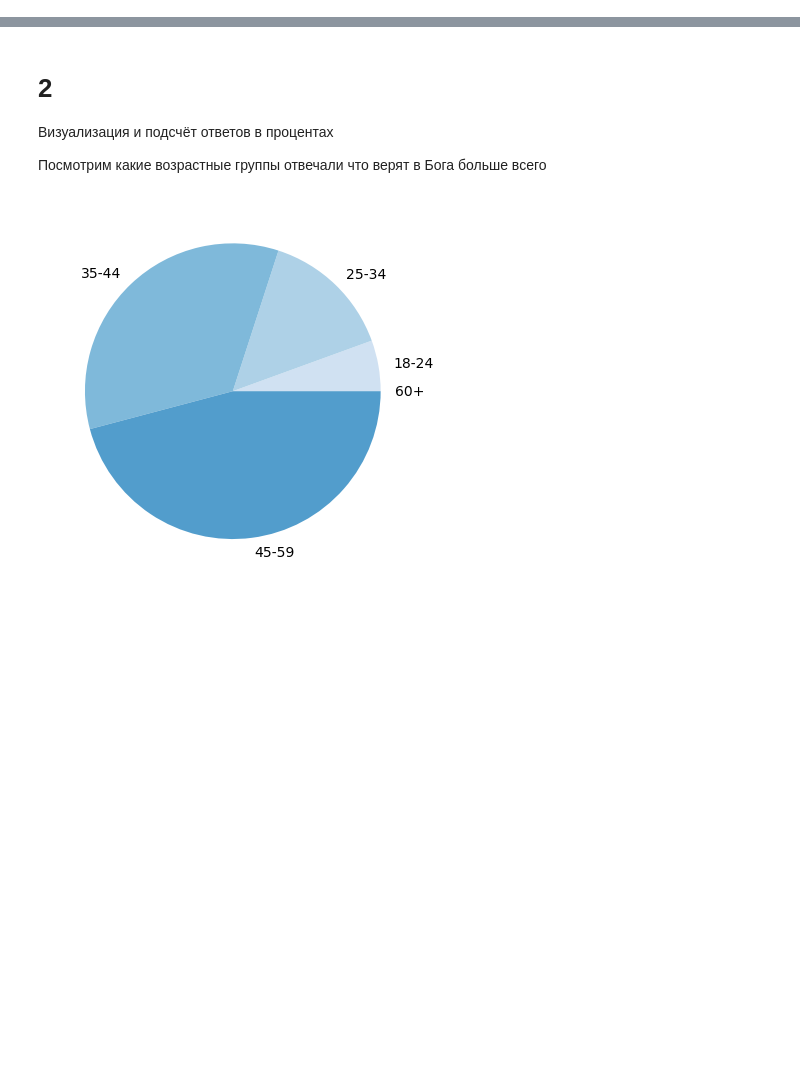
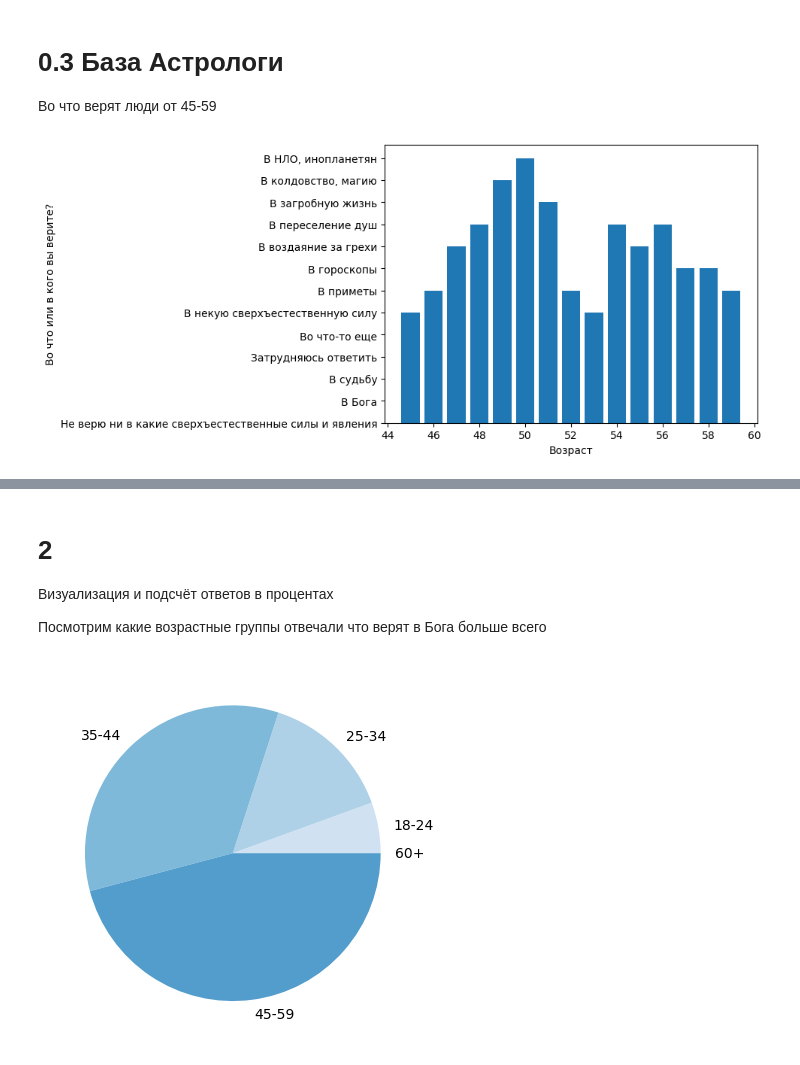
Before and after one commit to dacsson/religion_analysis, a Jupyter notebook: religion_analysis.ipynb, the cells around one changed output, grey strips where cells are left out. Saved outputs shown, nothing was run; the diff lists cells and outputs as text; code cells hidden in the pictures; blank space fills up the shorter version.

```diff
--- a/religion_analysis.ipynb
+++ b/religion_analysis.ipynb
@@ -37,0 +51,16 @@ plt.show()
+# %% [markdown]
+# 0.3 База Астрологи
+
+Во что верят люди от 45-59
+# %%
+# Построим граф во что верят люди от 18 до 24
+fig, ax = plt.subplots()
+ax.bar(gen_m['AGE'], gen_m['astr1_1'])
+ax.xaxis.set_label('Возраст')
+
+plt.xlabel('Возраст')
+plt.ylabel("Во что или в кого вы верите?")
+
+plt.show()
+# %% [output]
+[figure, added]
```
Also changed, not shown: parts of 16 cells of this notebook, 5 other files.
